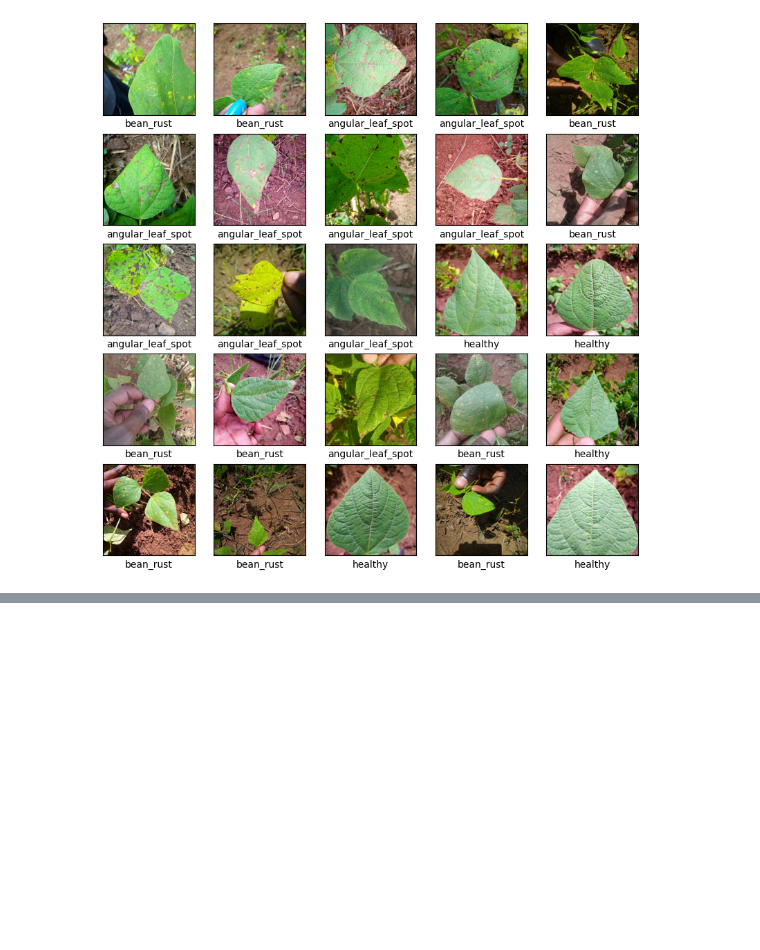
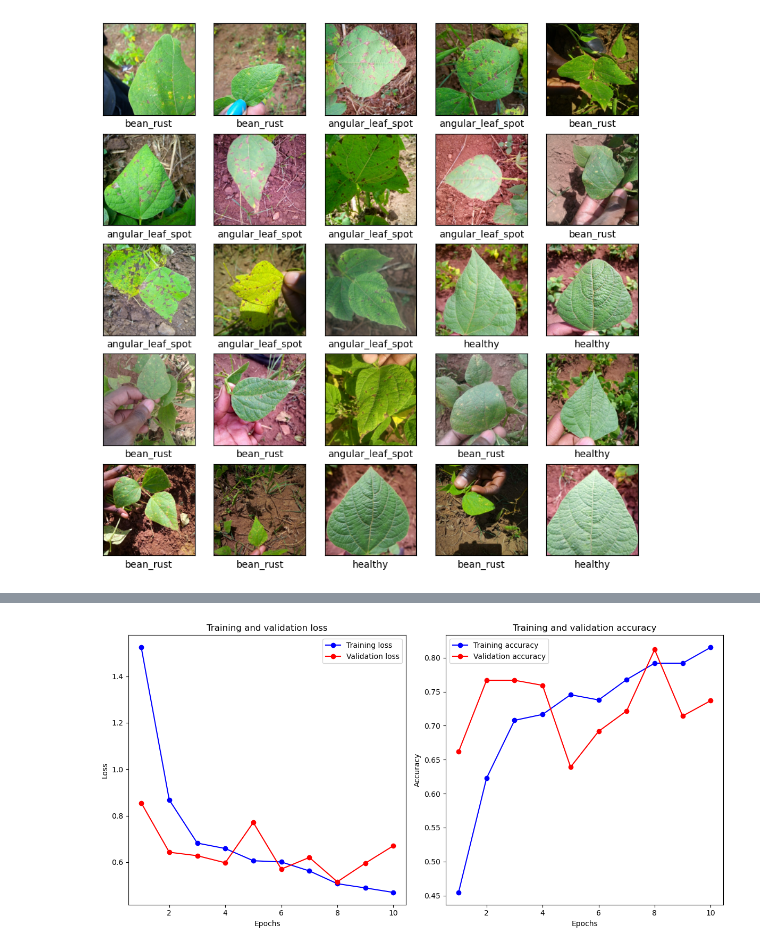
Before and after one commit to geoduin/AI_Assignment, a Jupyter notebook: part2.ipynb, the cells around one changed output, grey strips where cells are left out. Cells and saved outputs as stored; diff of their text form; code cells hidden in the pictures; blank space fills up the shorter version.

```diff
--- a/part2.ipynb
+++ b/part2.ipynb
@@ -128,0 +128,29 @@ Accuracy =  0.78125
+# %%
+# Met data augmentation
+model = tf.keras.Sequential([
+  tf.keras.layers.Rescaling(1./255),
+  tf.keras.layers.RandomRotation(0.1),
+  tf.keras.layers.Conv2D(32, 3, activation='relu'),
+  tf.keras.layers.MaxPooling2D(),
+  tf.keras.layers.Conv2D(32, 3, activation='relu'),
+  tf.keras.layers.MaxPooling2D(),
+  tf.keras.layers.Conv2D(32, 3, activation='relu'),
+  tf.keras.layers.MaxPooling2D(),
+  tf.keras.layers.Flatten(),
+  tf.keras.layers.Dropout(0.5),
+  tf.keras.layers.Dense(128, activation='relu'),
+  tf.keras.layers.Dense(3)
+])
+
+model.compile(optimizer='adam',
+              loss=tf.keras.losses.SparseCategoricalCrossentropy(from_logits=True),
+              metrics=["accuracy"])
+result_fit = model.fit(X_train, Y_train, validation_data=(X_val, Y_val), epochs=10)
+
+
+test_loss, test_acc = model.evaluate(X_test, Y_test, verbose=2)
+print('Loss = ',test_loss)
+print('Accuracy = ', test_acc)
+
+create_linechart(result_fit=result_fit)
+# %% [output]
@@ -128,0 +174 @@ Accuracy =  0.78125
+[figure, added]
```
Also changed, not shown: parts of 5 cells of this notebook, 1 other file.
